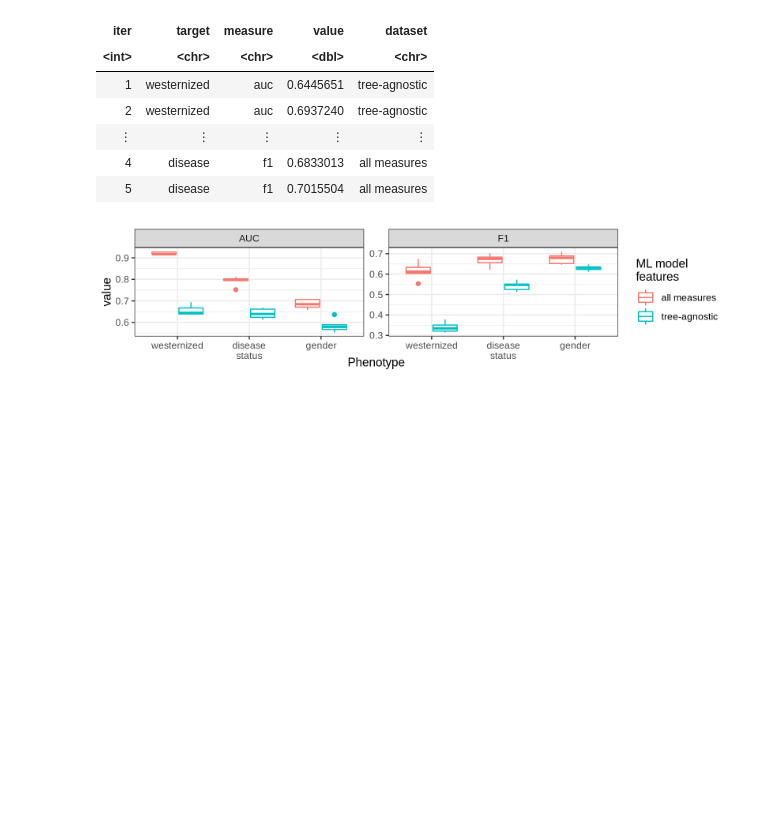
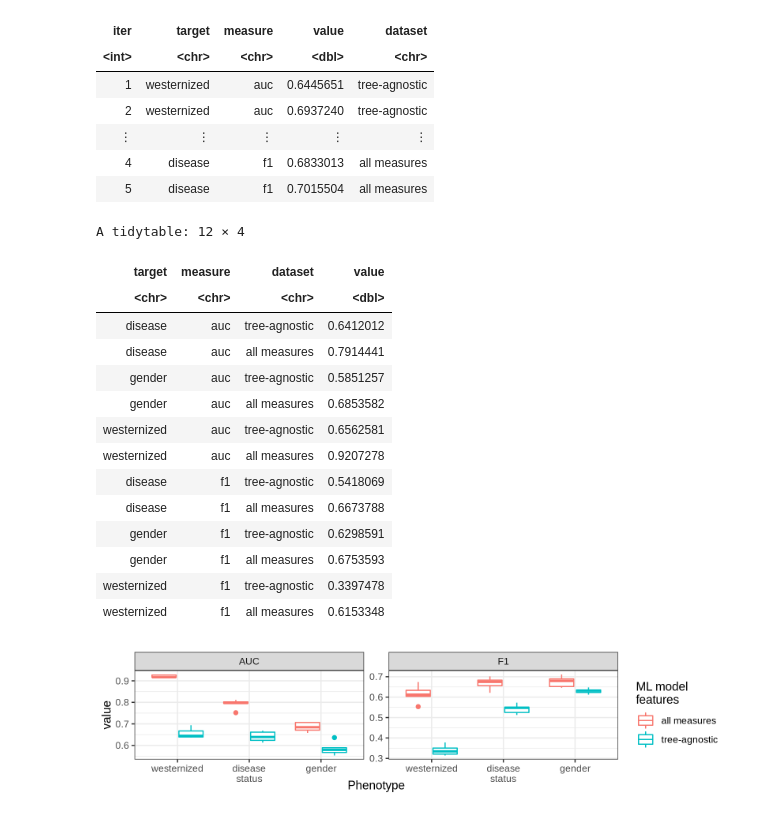
Before and after one commit to leylabmpi/global_metagenome_diversity, a Jupyter notebook: ipynb/03_ML/04c_alpha-div-noTree_ML.ipynb, the cells around one changed output. Drawn from its saved outputs; the diff is of its cells as text; code cells hidden in the pictures; blank space fills up the shorter version.

```diff
--- a/ipynb/03_ML/04c_alpha-div-noTree_ML.ipynb
+++ b/ipynb/03_ML/04c_alpha-div-noTree_ML.ipynb
@@ -910,6 +910,30 @@ A data.table: 60 × 5
 | ⋮ | ⋮ | ⋮ | ⋮ | ⋮ |
 | 4 | disease | f1 | 0.6833013 | all measures |
 | 5 | disease | f1 | 0.7015504 | all measures |
+# %%
+# mean values
+df.dims(20)
+x %>%
+    summarize.(value = mean(value),
+               .by=c(target, measure, dataset)) %>%
+    arrange.(measure, target)
+df.dims()
+# %% [output]
+A tidytable: 12 × 4
+| target | measure | dataset | value |
+| <chr> | <chr> | <chr> | <dbl> |
+| disease | auc | tree-agnostic | 0.6412012 |
+| disease | auc | all measures | 0.7914441 |
+| gender | auc | tree-agnostic | 0.5851257 |
+| gender | auc | all measures | 0.6853582 |
+| westernized | auc | tree-agnostic | 0.6562581 |
+| westernized | auc | all measures | 0.9207278 |
+| disease | f1 | tree-agnostic | 0.5418069 |
+| disease | f1 | all measures | 0.6673788 |
+| gender | f1 | tree-agnostic | 0.6298591 |
+| gender | f1 | all measures | 0.6753593 |
+| westernized | f1 | tree-agnostic | 0.3397478 |
+| westernized | f1 | all measures | 0.6153348 |
 # %%
 # plotting
 p = x %>%
```
Also changed, not shown: 4 other files.
